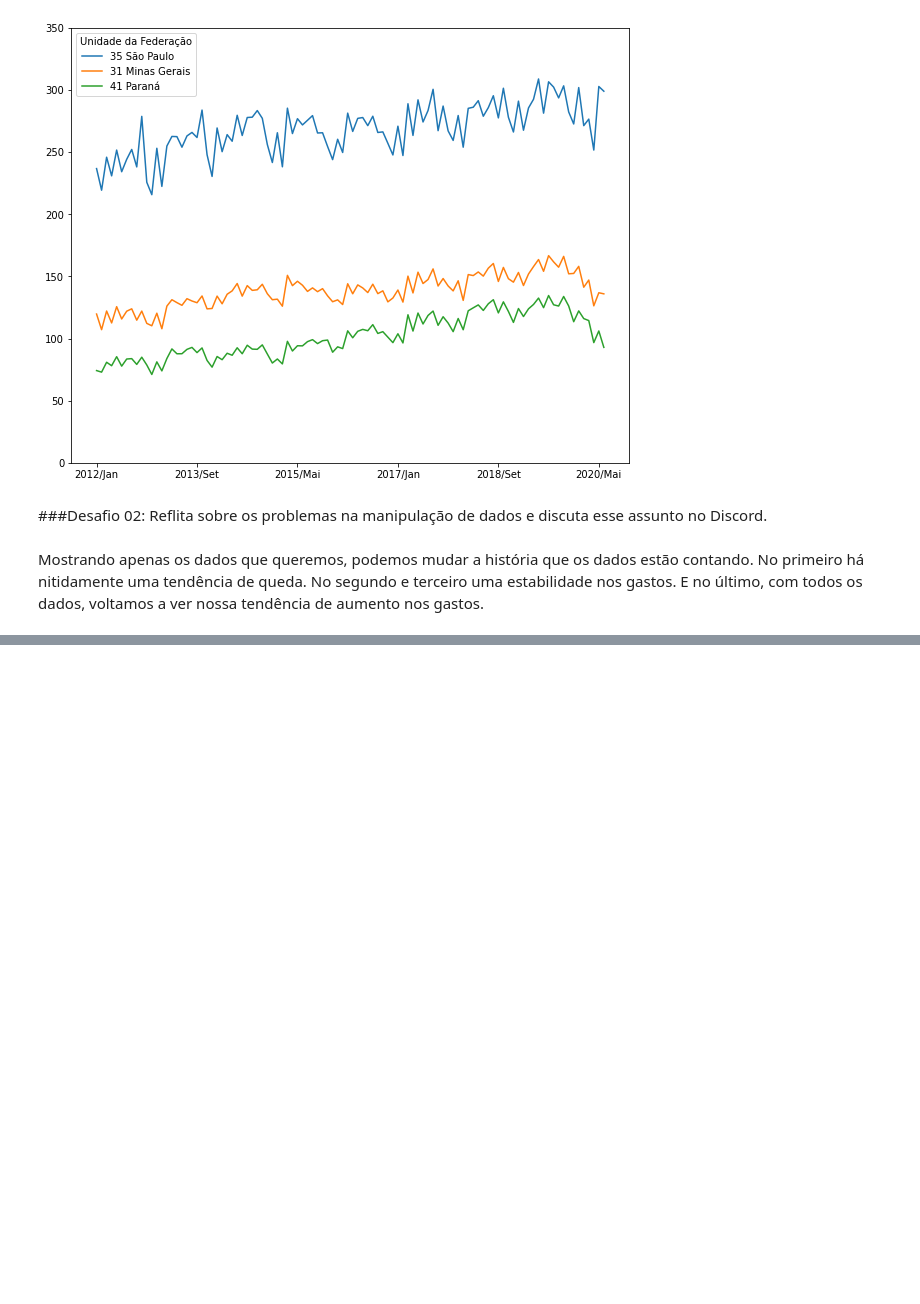
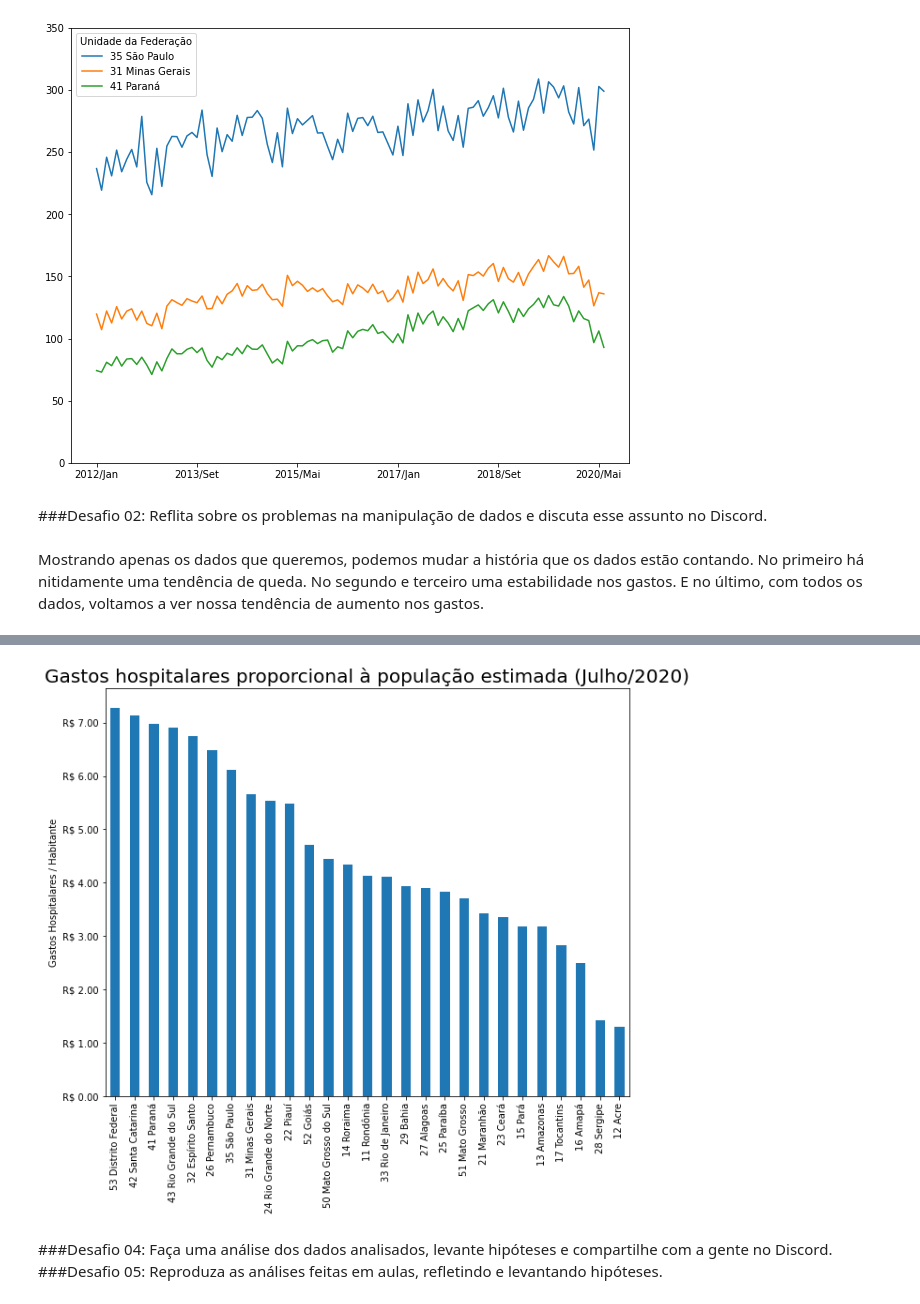
Before and after one commit to johnatanDM/bootcamp-datascience-alura, a Jupyter notebook: Módulo 1 - PYTHON E PANDAS PARA ANÁLISE DE DADOS REAIS/Bootcamp_Data_Science_Projeto_1.ipynb, the cells around one changed output, grey strips where cells are left out. Cells and saved outputs as stored; diff of their text form; code cells hidden in the pictures; blank space fills up the shorter version.

```diff
--- a/Módulo 1 - PYTHON E PANDAS PARA ANÁLISE DE DADOS REAIS/Bootcamp_Data_Science_Projeto_1.ipynb
+++ b/Módulo 1 - PYTHON E PANDAS PARA ANÁLISE DE DADOS REAIS/Bootcamp_Data_Science_Projeto_1.ipynb
@@ -584,0 +775,33 @@ Mostrando apenas os dados que queremos, podemos mudar a história que os dados e
+# %%
+index_estados = {
+    'Rondônia':'11 Rondônia',
+    'Acre':'12 Acre',
+    'Amazonas':'13 Amazonas',
+    'Roraima':'14 Roraima',
+    'Pará':'15 Pará',
+    'Amapá':'16 Amapá',
+    'Tocantins':'17 Tocantins',
+    'Maranhão':'21 Maranhão',
+    'Piauí':'22 Piauí',
+    'Ceará':'23 Ceará',
+    'Rio Grande do Norte':'24 Rio Grande do Norte',
+    'Paraíba':'25 Paraíba',
+    'Pernambuco':'26 Pernambuco',
+    'Alagoas':'27 Alagoas',
+    'Sergipe':'28 Sergipe',
+    'Bahia':'29 Bahia',
+    'Minas Gerais':'31 Minas Gerais',
+    'Espírito Santo':'32 Espírito Santo',
+    'Rio de Janeiro':'33 Rio de Janeiro',
+    'São Paulo':'35 São Paulo',
+    'Paraná':'41 Paraná',
+    'Santa Catarina':'42 Santa Catarina',
+    'Rio Grande do Sul':'43 Rio Grande do Sul',
+    'Mato Grosso do Sul':'50 Mato Grosso do Sul',
+    'Mato Grosso':'51 Mato Grosso',
+    'Goiás':'52 Goiás',
+    'Distrito Federal':'53 Distrito Federal'
+}
+
+dados_populacao = dados_populacao.rename(index=index_estados)
+dados_populacao
@@ -584,0 +827,3 @@ Mostrando apenas os dados que queremos, podemos mudar a história que os dados e
+# %%
+dados_mes_mais_recente = pd.concat([dados_mes_mais_recente, dados_populacao], axis=1)
+dados_mes_mais_recente
@@ -584,0 +848,3 @@ Mostrando apenas os dados que queremos, podemos mudar a história que os dados e
+# %%
+dados_mes_mais_recente['Gasto/População'] = dados_mes_mais_recente['2020/Jul'] / dados_mes_mais_recente['POPULAÇÃO ESTIMADA']
+dados_mes_mais_recente
@@ -584,0 +869,11 @@ Mostrando apenas os dados que queremos, podemos mudar a história que os dados e
+# %%
+ax = dados_mes_mais_recente['Gasto/População'].sort_values(ascending=False).plot(kind='bar',figsize=(10,8))
+ax.yaxis.set_major_formatter(ticker.StrMethodFormatter("R$ {x:,.2f}"))
+plt.title('Gastos hospitalares proporcional à população estimada (Julho/2020)', fontsize=20)
+ax.set_ylabel('Gastos Hospitalares / Habitante')
+plt.show()
+# %% [output]
+[figure, added]
+# %% [markdown]
+###Desafio 04: Faça uma análise dos dados analisados, levante hipóteses e compartilhe com a gente no Discord.
+###Desafio 05: Reproduza as análises feitas em aulas, refletindo e levantando hipóteses.
```
Also changed, not shown: parts of 26 cells of this notebook.
